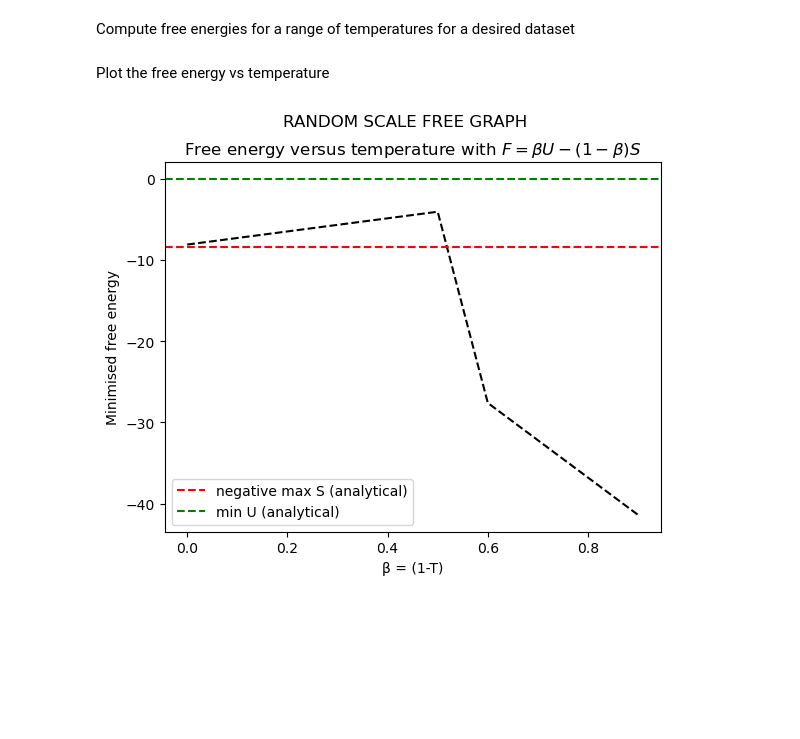
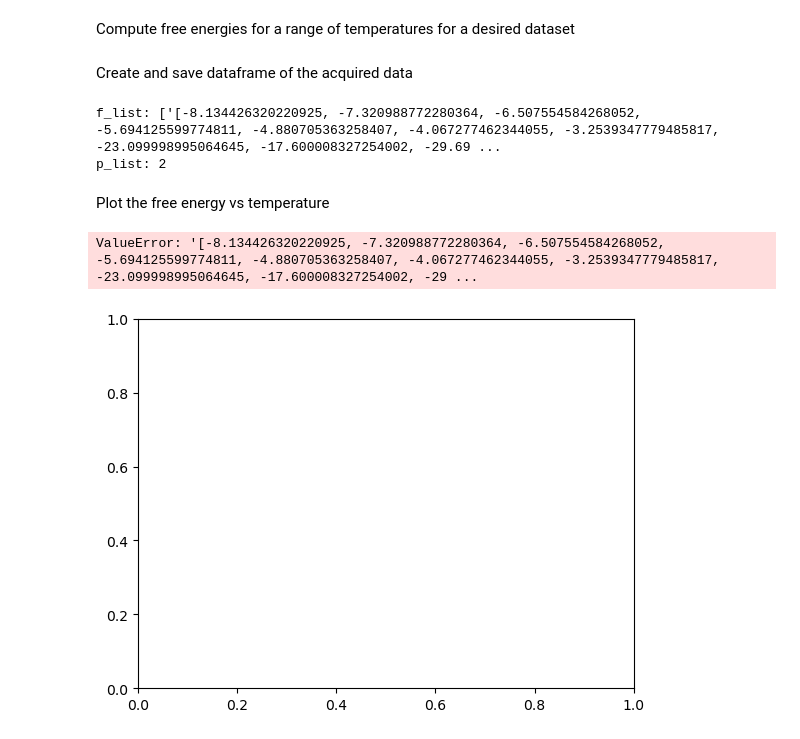
Before and after one commit to cyrilrommens/Free_energy_of_simplicial_complexes, a Jupyter notebook: phase_transitions.ipynb, the cells around one changed output. Saved outputs shown, nothing was run; the diff lists cells and outputs as text; code cells hidden in the pictures; blank space fills up the shorter version.

Commit message:
dataframe for F vs T for a choice of graphs

```diff
--- a/phase_transitions.ipynb
+++ b/phase_transitions.ipynb
@@ -691,3 +730,5 @@ for i in range(dataset_size):
     p_list_iterations.append(p_list)
     P_Umin_list.append(min_energy_probabilities)
     P_Smax_list.append(max_entropy_probabilities)
+# %% [markdown]
+Create and save dataframe of the acquired data
@@ -694,17 +747,48 @@ for i in range(dataset_size):
+# %%
+# Importing the DataFrame from the text file
+df = pd.read_csv('FvsT_scalefree.txt', sep='\t')  # Adjust the filename and separator as needed
+
+# Extracting the second, third, and fourth columns as lists
+f_list_iterations = [value for value in df.iloc[:, 1]]  # Second column
+p_list_iterations = df.iloc[:, 2].tolist()  # Third column
+P_Umin_list = df.iloc[:, 3].tolist()  # Fourth column
+P_Smax_list = df.iloc[:, 4].tolist()
+
+# Displaying the lists
+print("f_list:", f_list_iterations)
+print("p_list:", len(p_list_iterations))
+# %% [output]
+f_list: ['[-8.134426320220925, -7.320988772280364, -6.507554584268052, -5.694125599774811, -4.880705363258407, -4.067277462344055, -3.2539347779485817, -23.099998995064645, -17.600008327254002, -29.69 ...
+p_list: 2
 # %% [markdown]
 Plot the free energy vs temperature
+# %%
+f_normalised_iterations = []
+count = 0
+f_list_iterations.pop(11)
+dataset_size -= 1
+
+for f_list in f_list_iterations:
+    min_val = min(f_list)
+    print(min_val)
+    print(count)
+    max_val = max(f_list)
+    f_normalised = [(val-min_val)/(max_val-min_val) for val in f_list]
+    f_normalised_iterations.append(f_normalised)
+    count+=1
 # %%
-plt.plot(temperature_list, f_list_iterations[2], color='black', linestyle='--')
+plt.plot(temperature_list, f_list_iterations[0], color='black', linestyle='--')
 plt.title('Free energy versus temperature with $F= β U - (1-β) S$')
 plt.suptitle('RANDOM SCALE FREE GRAPH')
 plt.ylabel('Minimised free energy')
 plt.xlabel('β = (1-T)')
-plt.axhline(y=-max_entropy_value, color='r', linestyle='--', label='negative max S (analytical)')
-plt.axhline(y=min_energy_value, color='g', linestyle='--', label='min U (analytical)')
-plt.legend()
+#plt.axhline(y=-max_entropy_value, color='r', linestyle='--', label='negative max S (analytical)')
+#plt.axhline(y=min_energy_value, color='g', linestyle='--', label='min U (analytical)')
+#plt.legend()
 plt.show()
 # %% [output]
+ValueError: '[-8.134426320220925, -7.320988772280364, -6.507554584268052, -5.694125599774811, -4.880705363258407, -4.067277462344055, -3.2539347779485817, -23.099998995064645, -17.600008327254002, -29 ...
-[figure, old version]
+[figure, new version]
 # %%
 clique_complex = CC_scale_free[2]
 
```
Also changed, not shown: parts of 7 cells of this notebook, 2 other files.
